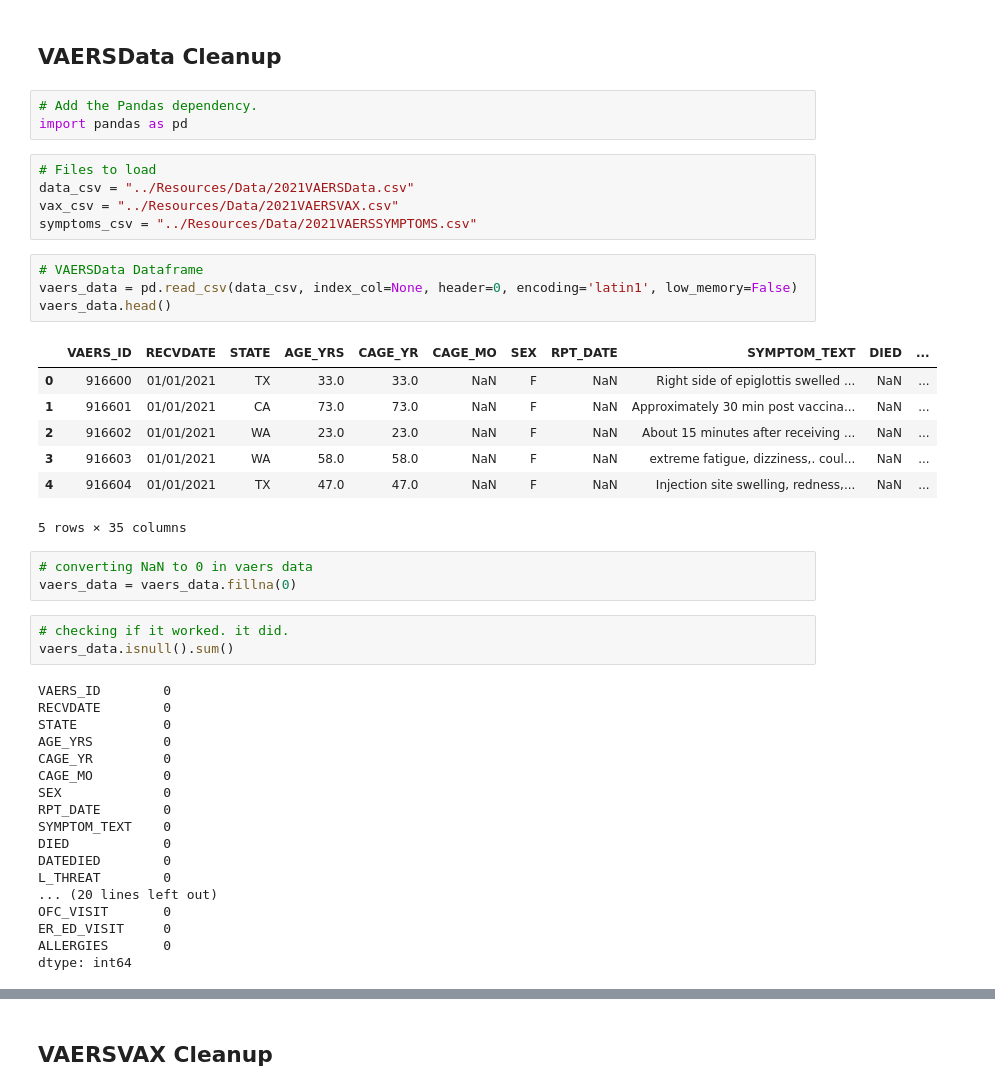
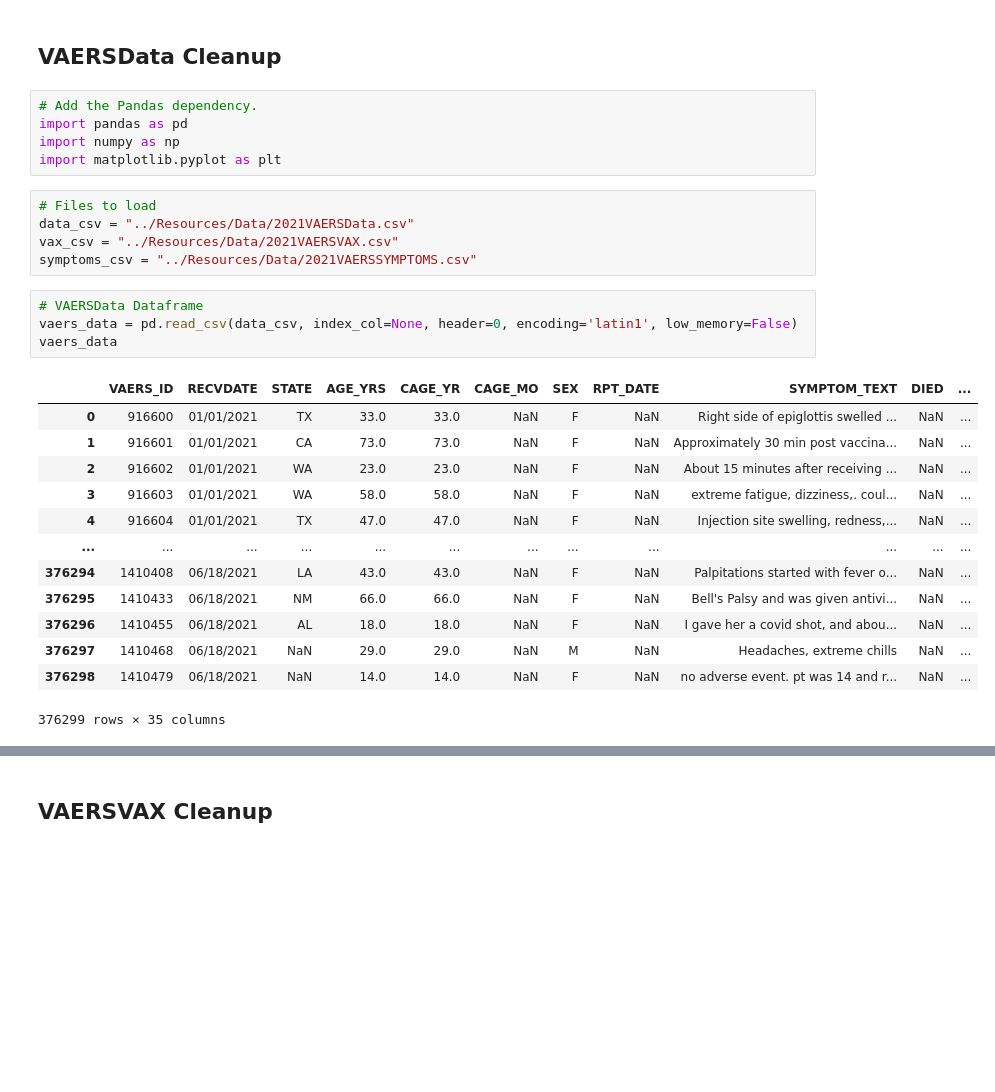
Before and after one commit to jvera01/COVID19_VAERS_ANALYSIS, a Jupyter notebook: Notebooks/VAERS_Dataset_Cleanup.ipynb, the cells around one changed output, grey strips where cells are left out. Saved outputs shown, nothing was run; the diff lists cells and outputs as text; blank space fills up the shorter version.

```diff
--- a/Notebooks/VAERS_Dataset_Cleanup.ipynb
+++ b/Notebooks/VAERS_Dataset_Cleanup.ipynb
@@ -3,6 +3,8 @@
 # %%
 # Add the Pandas dependency.
 import pandas as pd
+import numpy as np
+import matplotlib.pyplot as plt
 # %%
 # Files to load
 data_csv = "../Resources/Data/2021VAERSData.csv"
@@ -11,36 +13,18 @@ symptoms_csv = "../Resources/Data/2021VAERSSYMPTOMS.csv"
 # %%
 # VAERSData Dataframe
 vaers_data = pd.read_csv(data_csv, index_col=None, header=0, encoding='latin1', low_memory=False)
-vaers_data.head()
+vaers_data
 # %% [output]
 |  | VAERS_ID | RECVDATE | STATE | AGE_YRS | CAGE_YR | CAGE_MO | SEX | RPT_DATE | SYMPTOM_TEXT | DIED | ... |
 | 0 | 916600 | 01/01/2021 | TX | 33.0 | 33.0 | NaN | F | NaN | Right side of epiglottis swelled ... | NaN | ... |
 | 1 | 916601 | 01/01/2021 | CA | 73.0 | 73.0 | NaN | F | NaN | Approximately 30 min post vaccina... | NaN | ... |
 | 2 | 916602 | 01/01/2021 | WA | 23.0 | 23.0 | NaN | F | NaN | About 15 minutes after receiving ... | NaN | ... |
 | 3 | 916603 | 01/01/2021 | WA | 58.0 | 58.0 | NaN | F | NaN | extreme fatigue, dizziness,. coul... | NaN | ... |
 | 4 | 916604 | 01/01/2021 | TX | 47.0 | 47.0 | NaN | F | NaN | Injection site swelling, redness,... | NaN | ... |
+| ... | ... | ... | ... | ... | ... | ... | ... | ... | ... | ... | ... |
+| 376294 | 1410408 | 06/18/2021 | LA | 43.0 | 43.0 | NaN | F | NaN | Palpitations started with fever o... | NaN | ... |
+| 376295 | 1410433 | 06/18/2021 | NM | 66.0 | 66.0 | NaN | F | NaN | Bell's Palsy and was given antivi... | NaN | ... |
+| 376296 | 1410455 | 06/18/2021 | AL | 18.0 | 18.0 | NaN | F | NaN | I gave her a covid shot, and abou... | NaN | ... |
+| 376297 | 1410468 | 06/18/2021 | NaN | 29.0 | 29.0 | NaN | M | NaN | Headaches, extreme chills | NaN | ... |
+| 376298 | 1410479 | 06/18/2021 | NaN | 14.0 | 14.0 | NaN | F | NaN | no adverse event. pt was 14 and r... | NaN | ... |
-5 rows × 35 columns
+376299 rows × 35 columns
-# %%
-# converting NaN to 0 in vaers data
-vaers_data = vaers_data.fillna(0)
-# %%
-# checking if it worked. it did.
-vaers_data.isnull().sum()
-# %% [output]
-VAERS_ID        0
-RECVDATE        0
-STATE           0
-AGE_YRS         0
-CAGE_YR         0
-CAGE_MO         0
-SEX             0
-RPT_DATE        0
-SYMPTOM_TEXT    0
-DIED            0
-DATEDIED        0
-L_THREAT        0
-... (20 lines left out)
-OFC_VISIT       0
-ER_ED_VISIT     0
-ALLERGIES       0
-dtype: int64
```
Also changed, not shown: parts of 72 cells of this notebook.
